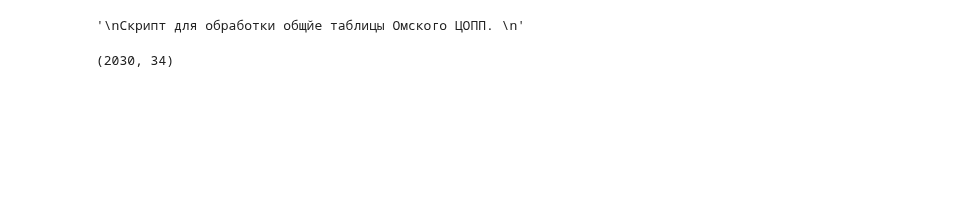
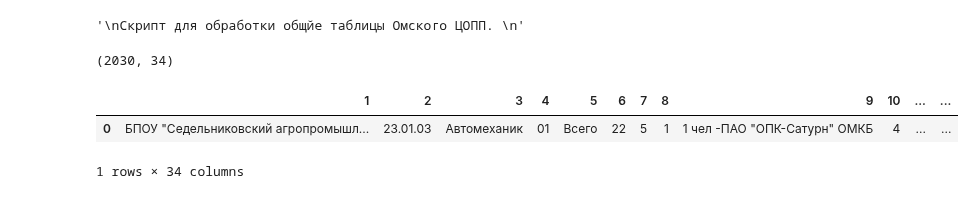
Before and after one commit to t0r1n88/Dodger_2023, a Jupyter notebook: omsk_prepare_df.ipynb, the cells around one changed output. Saved outputs shown, nothing was run; the diff lists cells and outputs as text; code cells hidden in the pictures; blank space fills up the shorter version.

```diff
--- a/omsk_prepare_df.ipynb
+++ b/omsk_prepare_df.ipynb
@@ -105,3 +118,9 @@ if df.shape[0] % 5 !=0:
 tup_correct = (7, 11)  # создаем кортеж  с поправками
 check_error_df= check_error_omsk(df.copy(),0,tup_correct)
 error_df = pd.concat([error_df, check_error_df], axis=0, ignore_index=True)
+# %%
+df.head(1)
+# %% [output]
+|  | 1 | 2 | 3 | 4 | 5 | 6 | 7 | 8 | 9 | 10 | ... | ... |
+| 0 | БПОУ "Седельниковский агропромышл... | 23.01.03 | Автомеханик | 01 | Всего | 22 | 5 | 1 | 1 чел -ПАО "ОПК-Сатурн" ОМКБ | 4 | ... | ... |
+1 rows × 34 columns
```
Also changed, not shown: parts of 12 cells of this notebook.
